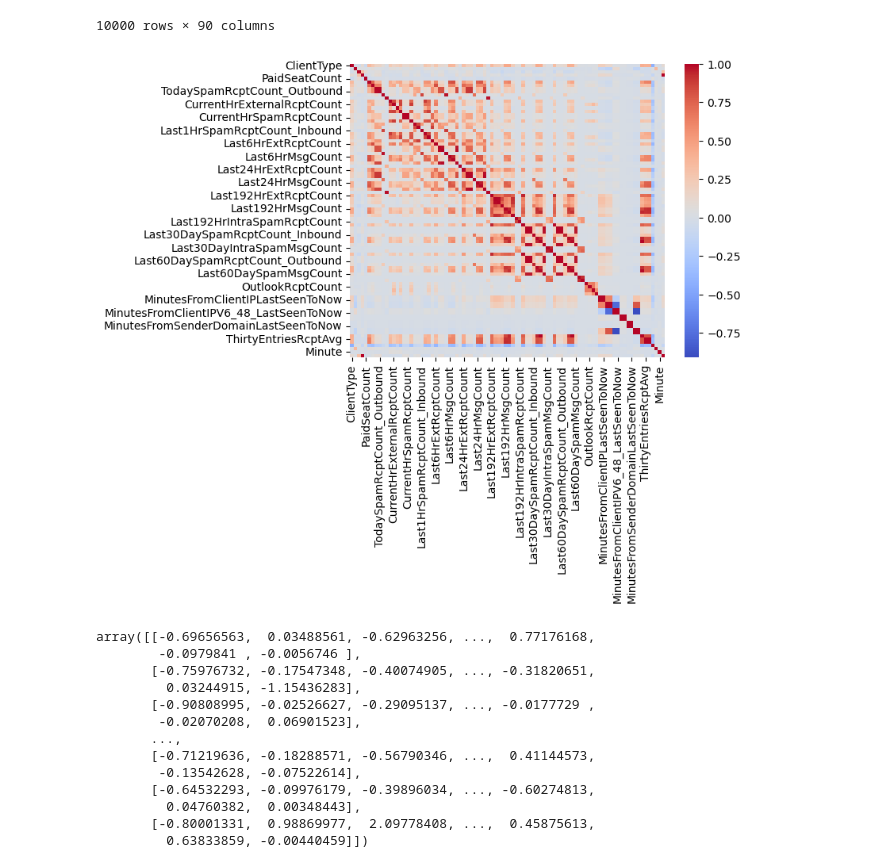
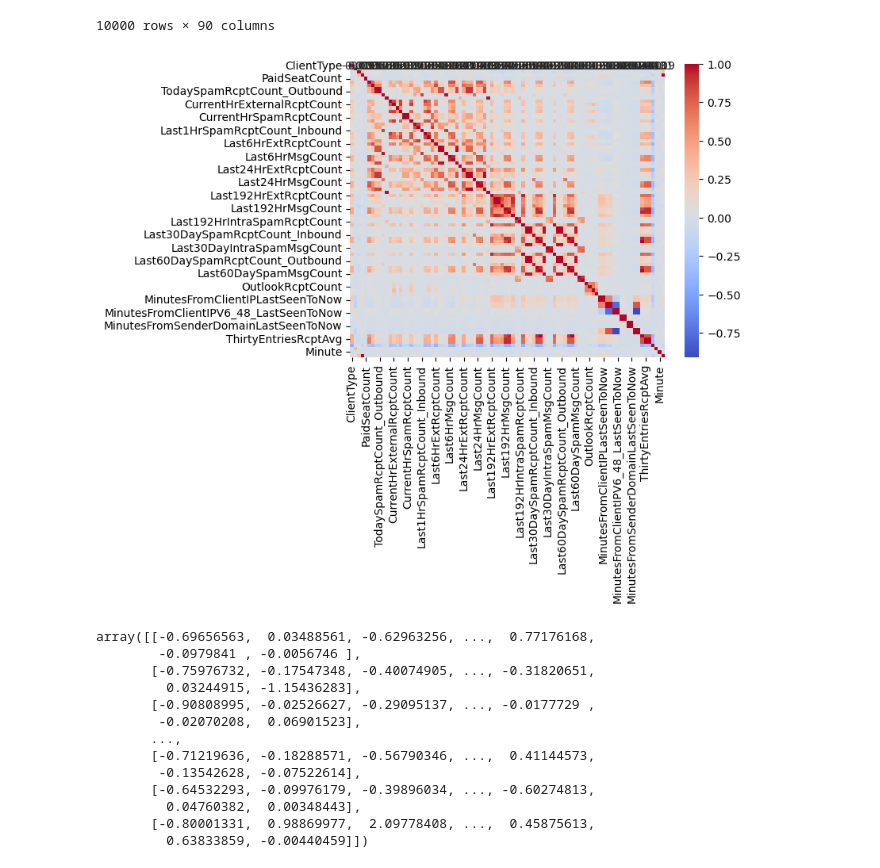
Before and after one commit to ChristabelAtieno/email_spam-detection, a Jupyter notebook: email_spam-detection.ipynb, the cells around one changed output. Cells and saved outputs as stored; diff of their text form; code cells hidden in the pictures.

```diff
--- a/email_spam-detection.ipynb
+++ b/email_spam-detection.ipynb
@@ -197,12 +197,12 @@ df_selected
 # %%
 #handle multicollinearity
 corr_matrix = df_selected.corr()
 
 
-sns.heatmap(corr_matrix, cmap='coolwarm')
+sns.heatmap(corr_matrix, annot=True, fmt=".2f",cmap='coolwarm')
 plt.show()
 # %% [output]
-[figure, old version]
+[figure, new version]
 # %%
 #handle multicollinearity
 upper = corr_matrix.where(np.triu(np.ones(corr_matrix.shape), k=1).astype(bool))
```
Also changed, not shown: parts of 17 cells of this notebook, 1 other file.
